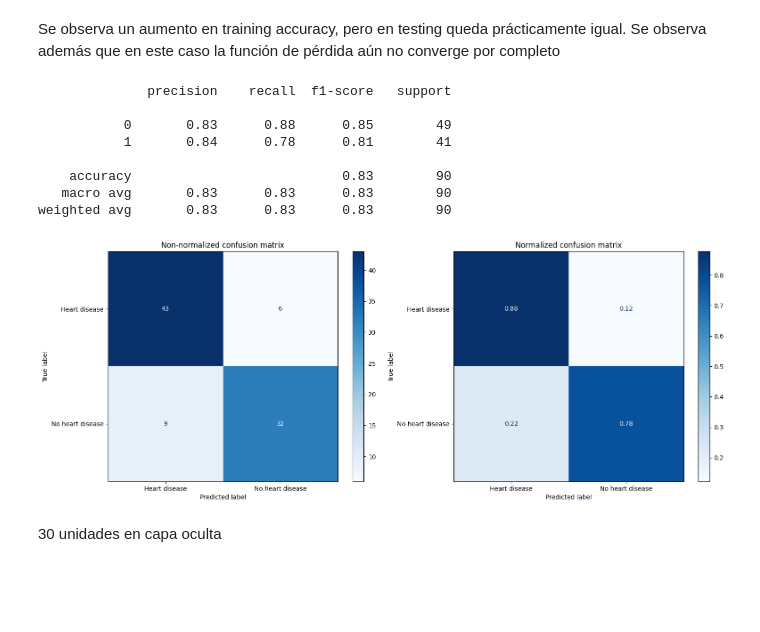
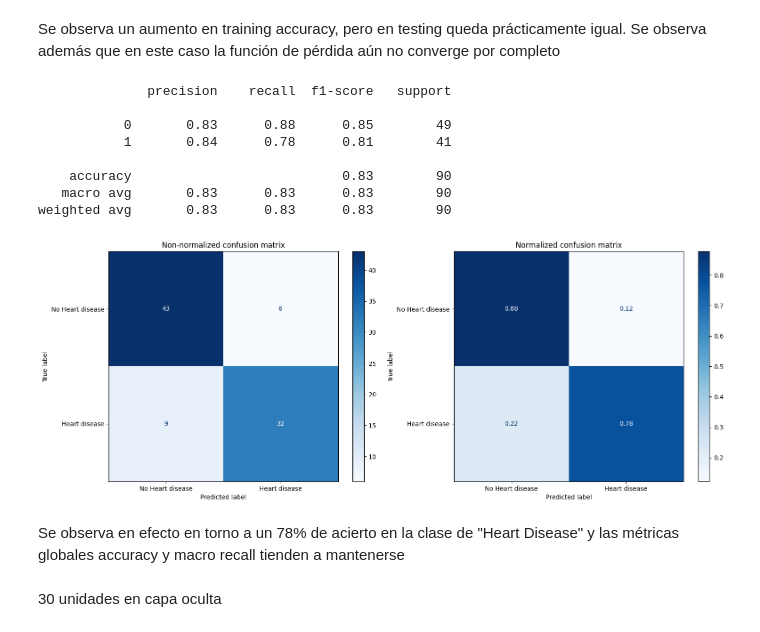
Before and after one commit to ceasoto/MLA_Clase01, a Jupyter notebook: Tarea_1_MLA.ipynb, the cells around one changed output. Drawn from its saved outputs; the diff is of its cells as text; code cells hidden in the pictures; blank space fills up the shorter version.

```diff
--- a/Tarea_1_MLA.ipynb
+++ b/Tarea_1_MLA.ipynb
@@ -362,18 +362,20 @@ Test accuracy: 0.84
 Se observa un aumento en training accuracy, pero en testing queda prácticamente igual. Se observa además que en este caso la función de pérdida aún no converge por completo
 # %%
 test_predictions = (model.predict(X_test_scaled, verbose = 0) > 0.5).astype(int)
-custom_confusion_matrix(y_test, test_predictions, ['Heart disease', 'No heart disease'])
+custom_confusion_matrix(y_test, test_predictions, ['No Heart disease', 'Heart disease'])
 print(classification_report(y_test, test_predictions))
 # %% [output]
               precision    recall  f1-score   support
 
            0       0.83      0.88      0.85        49
            1       0.84      0.78      0.81        41
 
     accuracy                           0.83        90
    macro avg       0.83      0.83      0.83        90
 weighted avg       0.83      0.83      0.83        90
-[figure, old version]
+[figure, new version]
+# %% [markdown]
+Se observa en efecto en torno a un 78% de acierto en la clase de "Heart Disease" y las métricas globales accuracy y macro recall tienden a mantenerse
 # %% [markdown]
 30 unidades en capa oculta
 # %%
```
Also changed, not shown: parts of 16 cells of this notebook.
